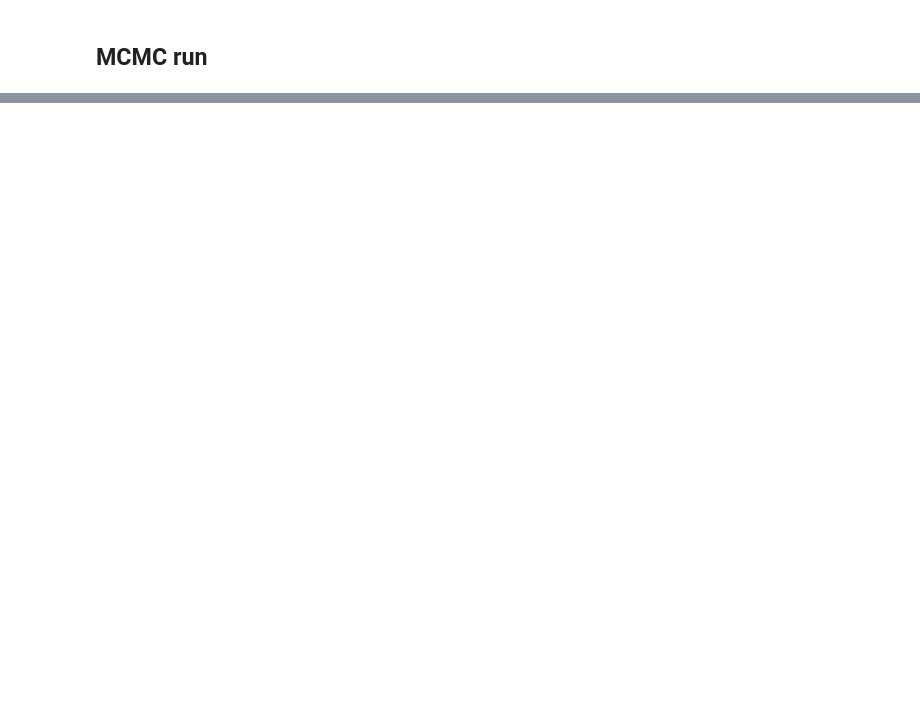
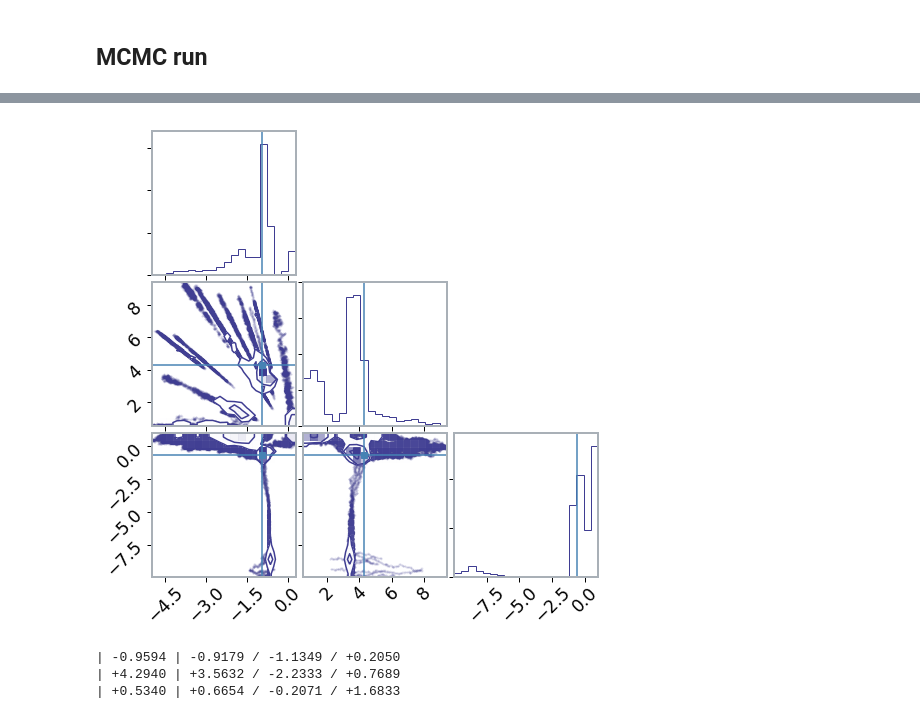
Before and after one commit to phdenzel/slacs-match, a Jupyter notebook: mcmc_test.ipynb, the cells around one changed output, grey strips where cells are left out. Drawn from its saved outputs; the diff is of its cells as text; code cells hidden in the pictures; blank space fills up the shorter version.

```diff
--- a/mcmc_test.ipynb
+++ b/mcmc_test.ipynb
@@ -71,14 +99,19 @@ plt.show()
 # %%
-plt.hist2d(acc[:, 0], acc[:, 1], cmap='viridis', bins=40)
-plt.plot(m_true, b_true, 'ro', ms=1.0)
+corner.corner(acc, color='#3F3D92', truths=[m_true, b_true, np.log(f_true)])
 plt.show()
-
-# corner.corner(acc, color='#3F3D92', truths=[m_true, b_true, np.log(f_true)])
+# %% [output]
+[figure, added]
 # %%
 m_mcmc = np.percentile(acc[:, 0], [16, 50, 84])
 b_mcmc = np.percentile(acc[:, 1], [16, 50, 84])
-logf_mcmc = np.percentile(acc[:, 2], [16, 50, 84])
+f_mcmc = np.percentile(np.exp(acc[:, 2]), [16, 50, 84])
+q = [np.diff(m_mcmc), np.diff(b_mcmc), np.diff(f_mcmc)]
 
-print(m_mcmc, m_true)
-print(b_mcmc, b_true)
-print(logf_mcmc, f_true)
+fmtstr = "| {:+2.4f} | {:+2.4f} / -{:1.4f} / +{:1.4f}"
+print(fmtstr.format(m_true, m_mcmc[1], q[0][0], q[0][1]))
+print(fmtstr.format(b_true, b_mcmc[1], q[1][0], q[1][1]))
+print(fmtstr.format(f_true, f_mcmc[1], q[2][0], q[2][1]))
+# %% [output]
+| -0.9594 | -0.9179 / -1.1349 / +0.2050
+| +4.2940 | +3.5632 / -2.2333 / +0.7689
+| +0.5340 | +0.6654 / -0.2071 / +1.6833
```
Also changed, not shown: parts of 8 cells of this notebook, 1 other file.
